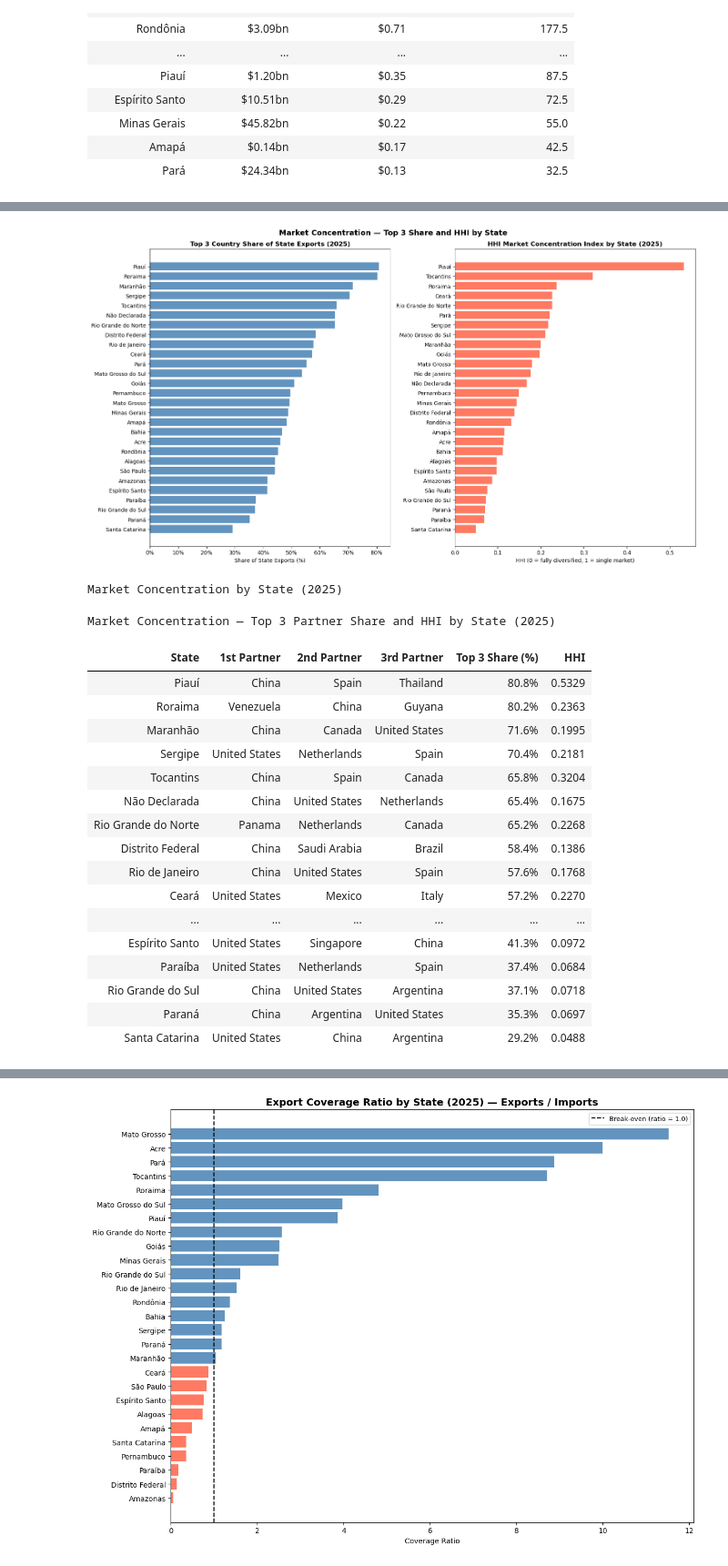
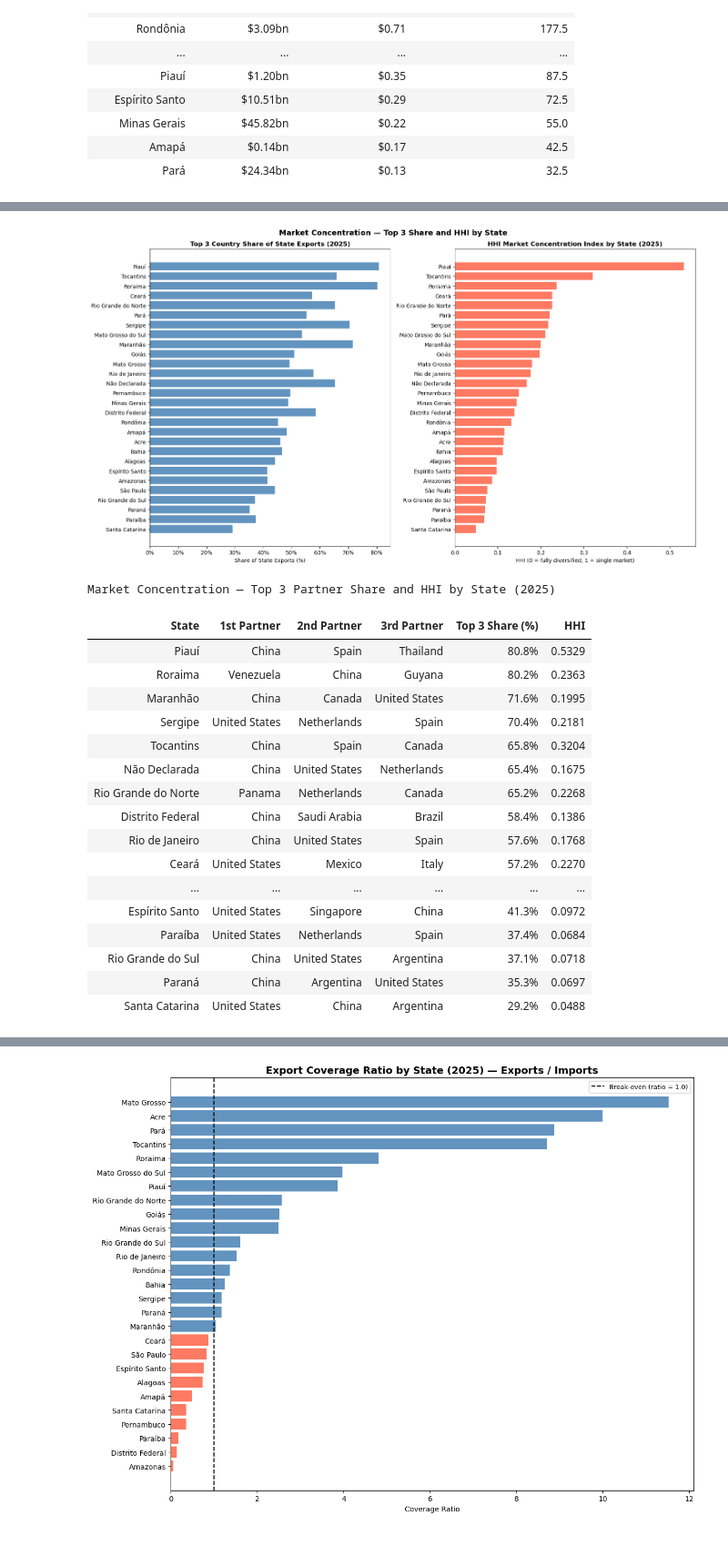
Before and after one commit to Eduardo-kohn/brazil-state-trade-analysis, a Jupyter notebook: SRC/Analysis/step2_state_competitiveness.ipynb, the cells around one changed output, grey strips where cells are left out. Shown at 91% size. Cells and saved outputs as stored; diff of their text form; code cells hidden in the pictures.

```diff
--- a/SRC/Analysis/step2_state_competitiveness.ipynb
+++ b/SRC/Analysis/step2_state_competitiveness.ipynb
@@ -3608,15 +3549,14 @@ What share of each state's exports goes to its top 3 destination countries? The
 # %%
 query_top3_dest = f"""
-    SELECT e.\"SG_UF_NCM\" AS uf,
+    SELECT e."SG_UF_NCM" AS uf,
            p.nome_pais_ing AS country,
-           SUM(e.\"VL_FOB\") AS exports_usd
+           SUM(e."VL_FOB") AS exports_usd
     FROM exp e
-    JOIN pais p ON e.\"CO_PAIS\" = p.codigo_pais
-    WHERE e.\"CO_ANO\" = {MAX_YEAR}
-    GROUP BY e.\"SG_UF_NCM\", p.nome_pais_ing
-    ORDER BY e.\"SG_UF_NCM\", exports_usd DESC
+    JOIN pais p ON e."CO_PAIS" = p.codigo_pais
+    WHERE e."CO_ANO" = {MAX_YEAR}
+    GROUP BY e."SG_UF_NCM", p.nome_pais_ing
+    ORDER BY e."SG_UF_NCM", exports_usd DESC
 """
-
 df_dest = pd.read_sql(query_top3_dest, engine)
 
 ## Total exports per state
@@ -3641,53 +3581,62 @@ def top3_summary(group):
 df_top3 = df_dest.groupby('uf').apply(top3_summary).reset_index()
 df_top3 = df_top3.merge(df_state[['uf', 'state', 'region']], on='uf', how='left')
 
-## Plot
-df_top3_plot = df_top3.sort_values('top3_share_%', ascending=True)
+## Sort both charts by HHI descending — identical state order across both panels
+df_top3_plot = df_top3.sort_values('hhi', ascending=True)
+
 fig, (ax1, ax2) = plt.subplots(1, 2, figsize=(16, 9))
 
-ax1.barh(df_top3_plot['state'], df_top3_plot['top3_share_%'], color='steelblue', alpha=0.85)
-ax1.set_title(f'Top 3 Country Share of State Exports ({MAX_YEAR})', fontsize=12, fontweight='bold')
+## Left — Top 3 Share (same state order as HHI chart)
+ax1.barh(df_top3_plot['state'], df_top3_plot['top3_share_%'],
+         color='steelblue', alpha=0.85)
+ax1.set_title(f'Top 3 Country Share of State Exports ({MAX_YEAR})',
+              fontsize=12, fontweight='bold')
 ax1.set_xlabel('Share of State Exports (%)')
 ax1.xaxis.set_major_formatter(mticker.FormatStrFormatter('%.0f%%'))
 
-df_hhi_plot = df_top3.sort_values('hhi', ascending=True)
-ax2.barh(df_hhi_plot['state'], df_hhi_plot['hhi'], color='tomato', alpha=0.85)
-ax2.set_title(f'HHI Market Concentration Index by State ({MAX_YEAR})', fontsize=12, fontweight='bold')
+## Right — HHI (same state order)
+ax2.barh(df_top3_plot['state'], df_top3_plot['hhi'],
+         color='tomato', alpha=0.85)
+ax2.set_title(f'HHI Market Concentration Index by State ({MAX_YEAR})',
+              fontsize=12, fontweight='bold')
 ax2.set_xlabel('HHI (0 = fully diversified, 1 = single market)')
 
-plt.suptitle('Market Concentration — Top 3 Share and HHI by State', fontsize=14, fontweight='bold')
+plt.suptitle('Market Concentration — Top 3 Share and HHI by State',
+             fontsize=14, fontweight='bold')
 plt.tight_layout()
-plt.savefig('output_2_19_market_concentration.png', dpi=150)
+plt.savefig('output_2_19_market_concentration.png', dpi=150, bbox_inches='tight')
 plt.show()
 
+## Summary table
 df_top3_display = (
     df_top3[['state', 'top1', 'top2', 'top3', 'top3_share_%', 'hhi']]
     .sort_values('top3_share_%', ascending=False)
     .copy()
     .rename(columns={
         'state'       : 'State',
         'top1'        : '1st Partner',
         'top2'        : '2nd Partner',
         'top3'        : '3rd Partner',
         'top3_share_%': 'Top 3 Share (%)',
         'hhi'         : 'HHI',
     })
 )
+df_top3_display['Top 3 Share (%)'] = df_top3_display['Top 3 Share (%)'].apply(
+    lambda x: f'{x:.1f}%'
+)
+df_top3_display['HHI'] = df_top3_display['HHI'].apply(lambda x: f'{x:.4f}')
 
-df_top3_display['Top 3 Share (%)'] = df_top3_display['Top 3 Share (%)'].apply(lambda x: f'{x:.1f}%')
-df_top3_display['HHI']             = df_top3_display['HHI'].apply(lambda x: f'{x:.4f}')
-
-print(f'\nMarket Concentration by State ({MAX_YEAR})\n')
 display(
     df_top3_display.style
-    .set_caption(f'Market Concentration — Top 3 Partner Share and HHI by State ({MAX_YEAR})')
+    .set_caption(
+        f'Market Concentration — Top 3 Partner Share and HHI by State ({MAX_YEAR})'
+    )
     .set_properties(**{'text-align': 'left'})
     .hide(axis='index')
 )
 # %% [output]
-[figure, old version]
+[figure, new version]
-Market Concentration by State (2025)
+Market Concentration — Top 3 Partner Share and HHI by State (2025)
-Market Concentration — Top 3 Partner Share and HHI by State (2025)
 | State | 1st Partner | 2nd Partner | 3rd Partner | Top 3 Share (%) | HHI |
 | Piauí | China | Spain | Thailand | 80.8% | 0.5329 |
 | Roraima | Venezuela | China | Guyana | 80.2% | 0.2363 |
```
Also changed, not shown: parts of 40 cells of this notebook.
